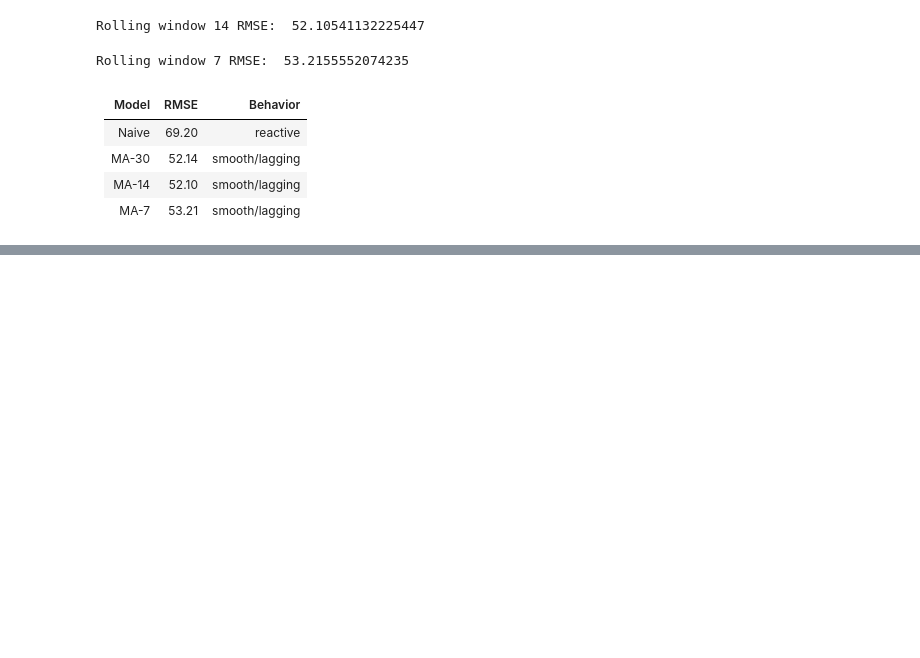
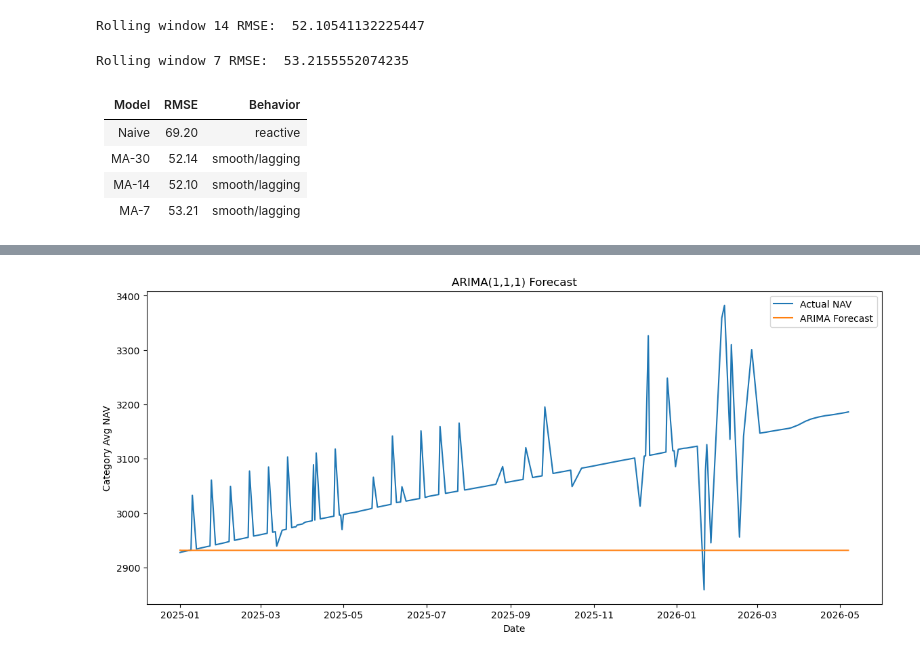
Before and after one commit to anucherlapally/TimeSeries, a Jupyter notebook: models.ipynb, the cells around one changed output, grey strips where cells are left out. Cells and saved outputs as stored; diff of their text form; code cells hidden in the pictures; blank space fills up the shorter version.

```diff
--- a/models.ipynb
+++ b/models.ipynb
@@ -108,0 +228,24 @@ Rolling window 7 RMSE:  53.2155552074235
+# %%
+plt.figure(figsize=(14,6))
+
+plt.plot(
+    test_set['Date'],
+    test_set['category_avg_nav'],
+    label='Actual NAV'
+)
+
+plt.plot(
+    test_set['Date'],
+    test_set['ARIMA Forecast'],
+    label='ARIMA Forecast'
+)
+
+plt.title('ARIMA(1,1,1) Forecast')
+plt.xlabel('Date')
+plt.ylabel('Category Avg NAV')
+
+plt.legend()
+
+plt.show()
+# %% [output]
+[figure, added]
```
Also changed, not shown: parts of 10 cells of this notebook.
